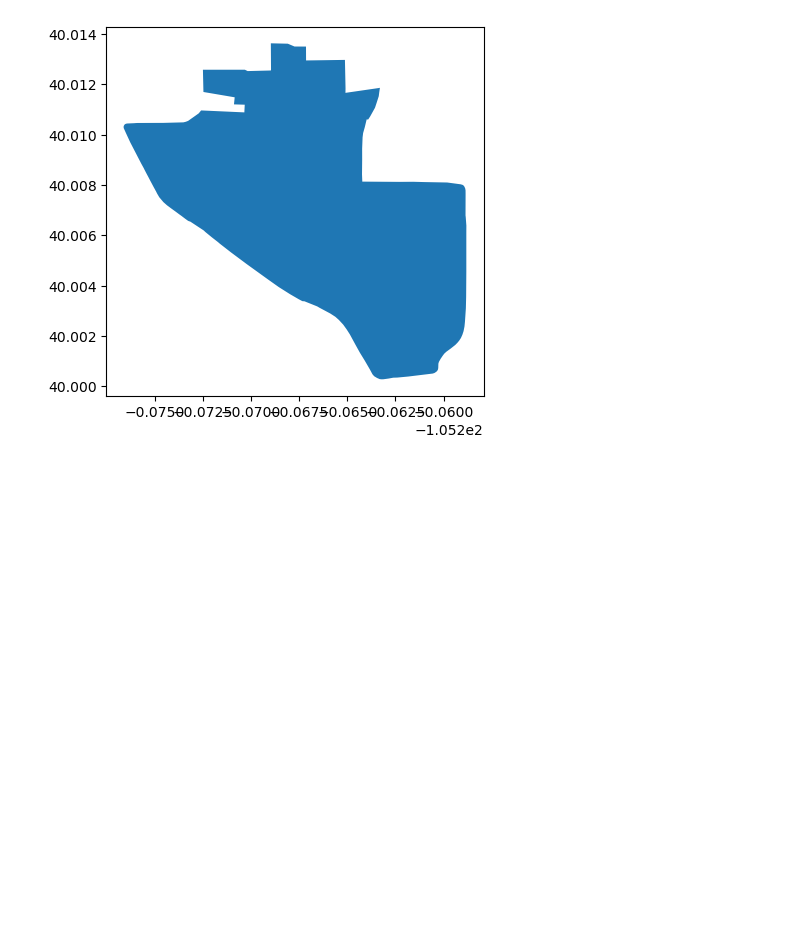
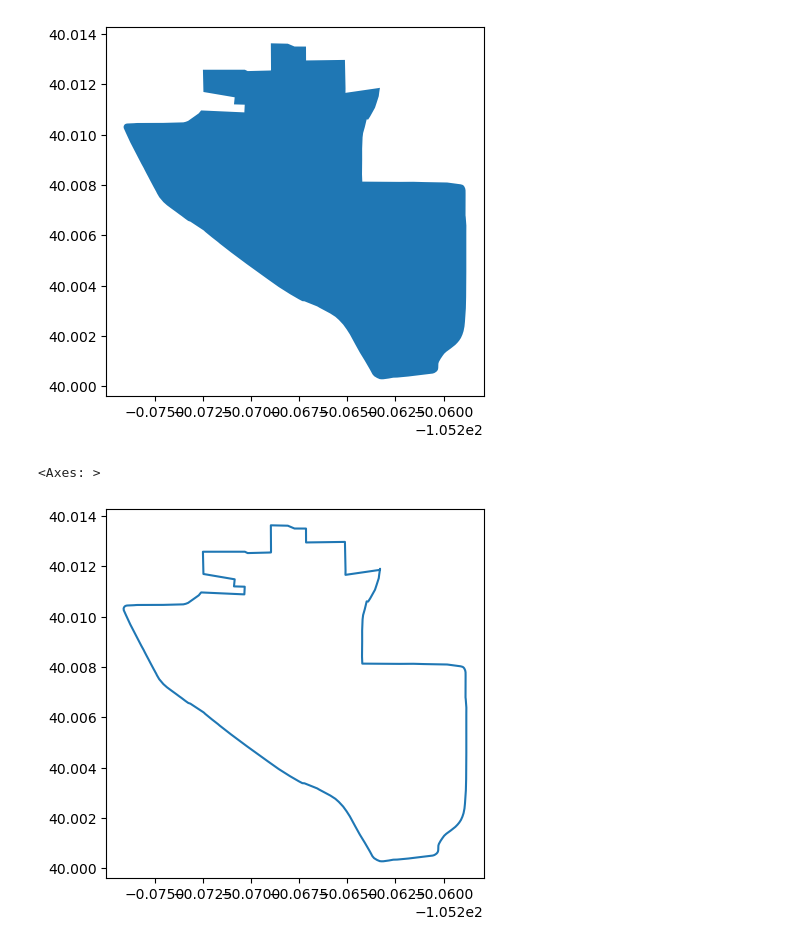
Before and after one commit to Elijah-Oluwapelumi/first-map-template, a Jupyter notebook: Map-demonstration.ipynb, the cells around one changed output. Saved outputs shown, nothing was run; the diff lists cells and outputs as text; code cells hidden in the pictures; blank space fills up the shorter version.

```diff
--- a/Map-demonstration.ipynb
+++ b/Map-demonstration.ipynb
@@ -24,3 +24,10 @@ cu_boundary.plot()
 # %% [output]
 <Axes: >
 [figure]
+# %%
+# This show only the edge boundary with no fill
+
+cu_boundary.boundary.plot()
+# %% [output]
+<Axes: >
+[figure, added]
```
Also changed, not shown: parts of 2 cells of this notebook, 1 other file.
